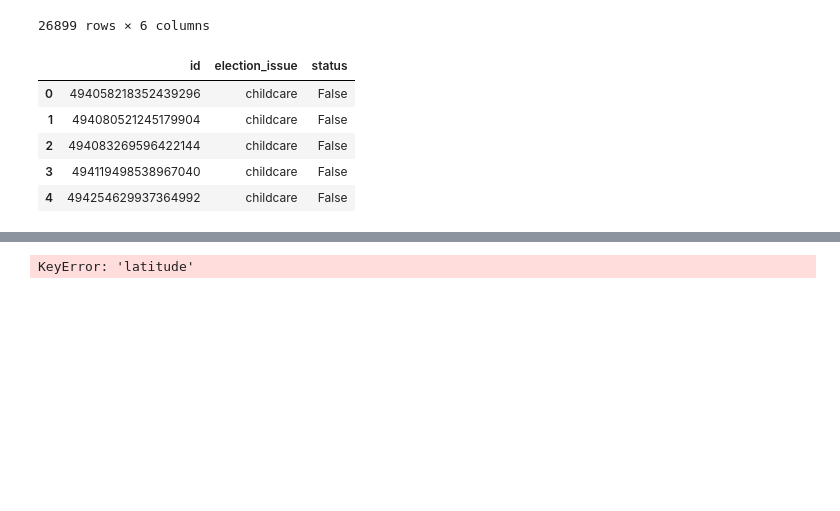
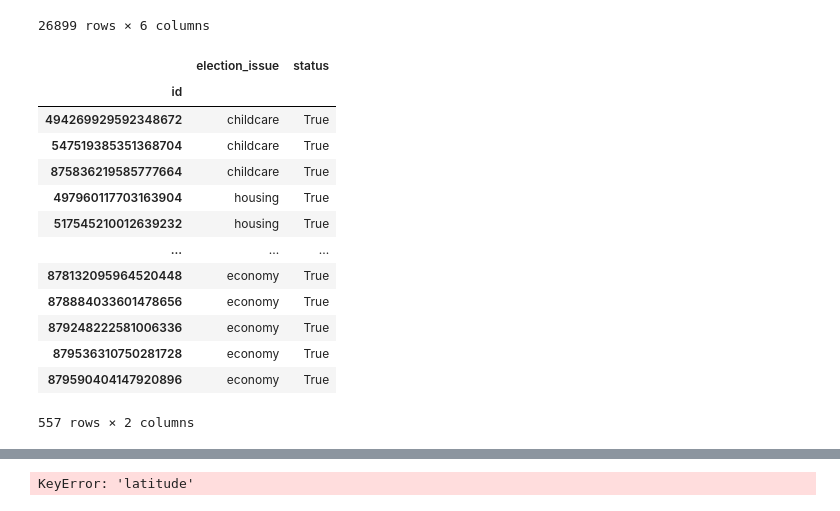
Before and after one commit to jsinkers/comp90024-assignment-2, a Jupyter notebook: data-analysis/data-analysis-part-2.ipynb, the cells around one changed output, grey strips where cells are left out. Drawn from its saved outputs; the diff is of its cells as text; code cells hidden in the pictures; blank space fills up the shorter version.

```diff
--- a/data-analysis/data-analysis-part-2.ipynb
+++ b/data-analysis/data-analysis-part-2.ipynb
@@ -780,16 +765,25 @@ tweet_df[election_issues.keys()]
 # %%
 issues_df = tweet_df.melt(id_vars="id",
                 value_vars=election_issues.keys(),
                 value_name='status',
                 var_name='election_issue')
-issues_df.head()
+issues_df = issues_df[issues_df['status']].set_index('id')
+issues_df
 # %% [output]
-|  | id | election_issue | status |
-| 0 | 494058218352439296 | childcare | False |
-| 1 | 494080521245179904 | childcare | False |
-| 2 | 494083269596422144 | childcare | False |
-| 3 | 494119498538967040 | childcare | False |
-| 4 | 494254629937364992 | childcare | False |
+|  | election_issue | status |
+| id |  |  |
+| 494269929592348672 | childcare | True |
+| 547519385351368704 | childcare | True |
+| 875836219585777664 | childcare | True |
+| 497960117703163904 | housing | True |
+| 517545210012639232 | housing | True |
+| ... | ... | ... |
+| 878132095964520448 | economy | True |
+| 878884033601478656 | economy | True |
+| 879248222581006336 | economy | True |
+| 879536310750281728 | economy | True |
+| 879590404147920896 | economy | True |
+557 rows × 2 columns
 # %%
 tweet_df.set_index('id')
 # %% [output]
```
Also changed, not shown: parts of 12 cells of this notebook, 1 other file.
